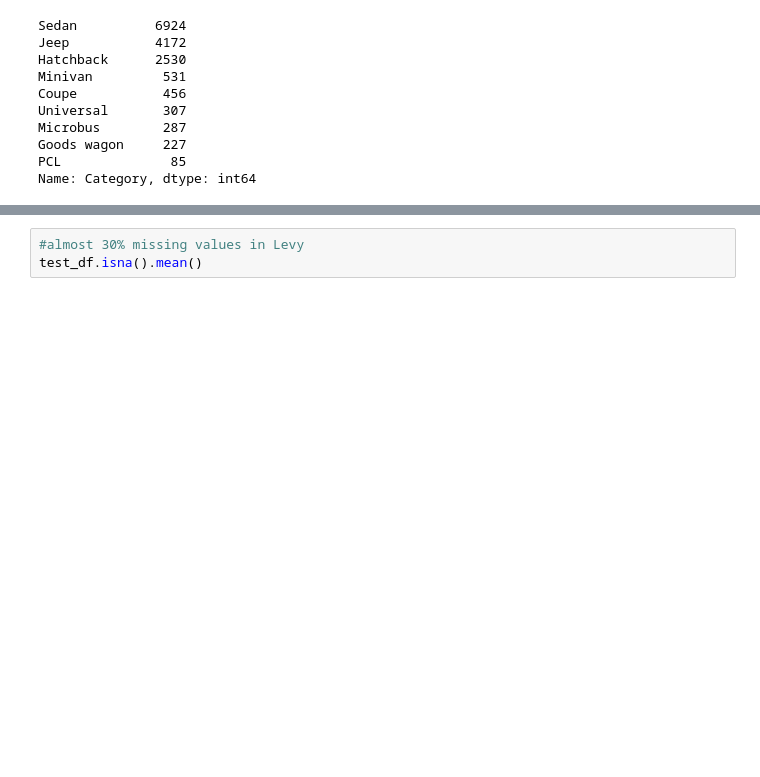
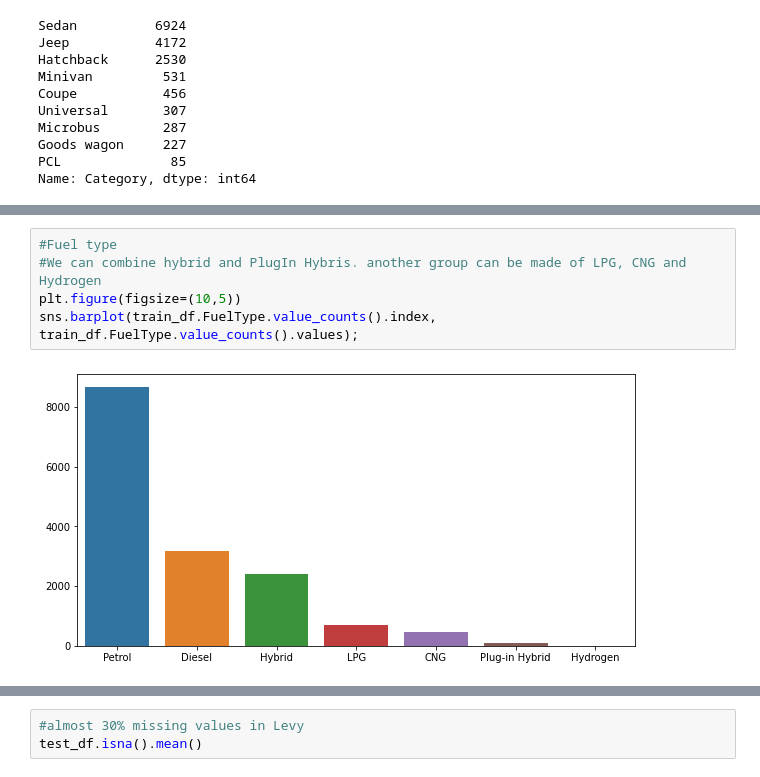
Before and after one commit to lalitupdhya/usedCarPricePrediction, a Jupyter notebook: usedCarsPrediction.ipynb, the cells around one changed output, grey strips where cells are left out. Saved outputs shown, nothing was run; the diff lists cells and outputs as text; blank space fills up the shorter version.

```diff
--- a/usedCarsPrediction.ipynb
+++ b/usedCarsPrediction.ipynb
@@ -293,0 +327,7 @@ Name: Category, dtype: int64
+# %%
+#Fuel type
+#We can combine hybrid and PlugIn Hybris. another group can be made of LPG, CNG and Hydrogen
+plt.figure(figsize=(10,5))
+sns.barplot(train_df.FuelType.value_counts().index, train_df.FuelType.value_counts().values);
+# %% [output]
+[figure, added]
```
Also changed, not shown: parts of 5 cells of this notebook.
